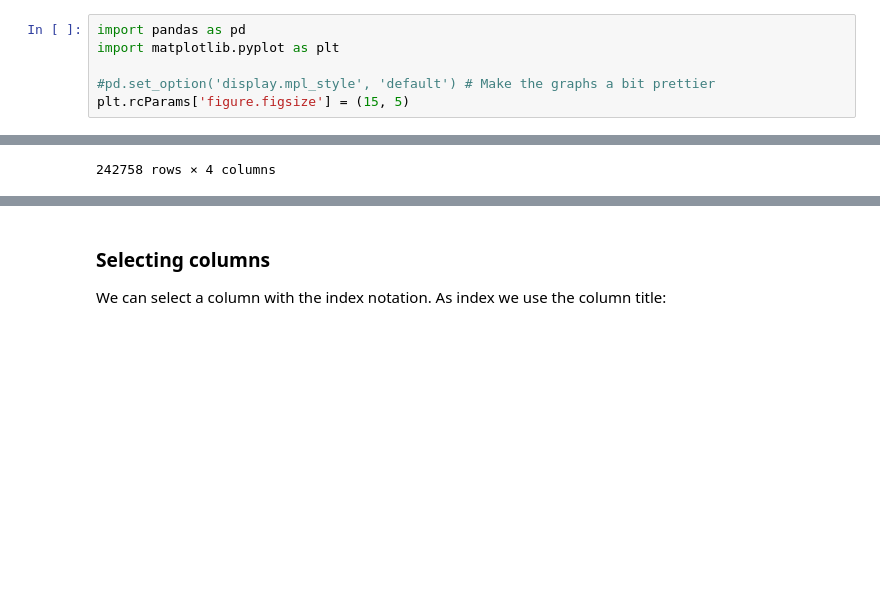
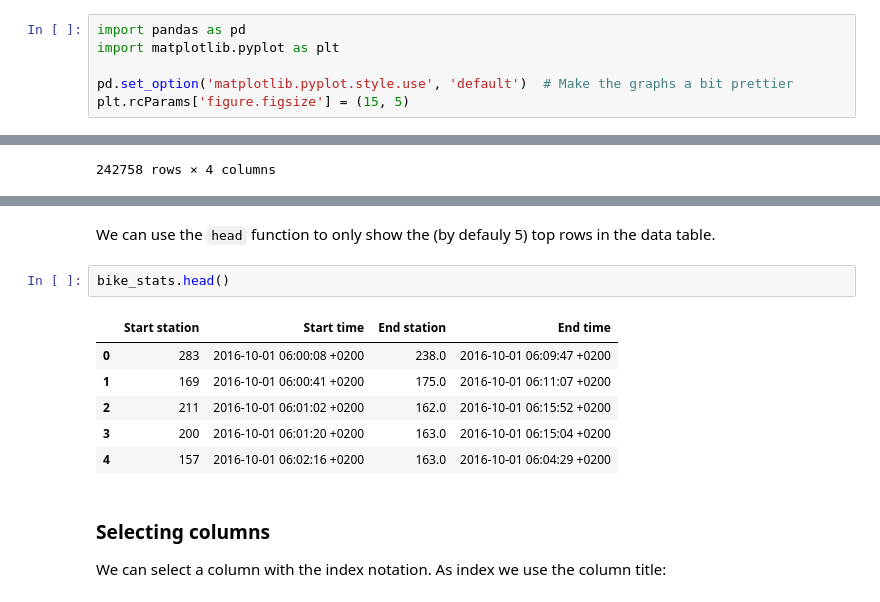
Before and after one commit to UiO-IN3110/UiO-IN3110.github.io, a Jupyter notebook: lectures/11_pandas/Pandas.ipynb, the cells around one changed output, grey strips where cells are left out. Saved outputs shown, nothing was run; the diff lists cells and outputs as text; blank space fills up the shorter version.

```diff
--- a/lectures/11_pandas/Pandas.ipynb
+++ b/lectures/11_pandas/Pandas.ipynb
@@ -39,5 +39,5 @@ For instance:
 import pandas as pd
 import matplotlib.pyplot as plt
 
-#pd.set_option('display.mpl_style', 'default') # Make the graphs a bit prettier
+pd.set_option('matplotlib.pyplot.style.use', 'default')  # Make the graphs a bit prettier
 plt.rcParams['figure.figsize'] = (15, 5)
@@ -158,3 +155,14 @@ print(bike_stats.head())
+# %% [markdown]
+We can use the `head` function to only show the (by defauly 5) top rows in the data table.
+# %%
+bike_stats.head()
+# %% [output]
+|  | Start station | Start time | End station | End time |
+| 0 | 283 | 2016-10-01 06:00:08 +0200 | 238.0 | 2016-10-01 06:09:47 +0200 |
+| 1 | 169 | 2016-10-01 06:00:41 +0200 | 175.0 | 2016-10-01 06:11:07 +0200 |
+| 2 | 211 | 2016-10-01 06:01:02 +0200 | 162.0 | 2016-10-01 06:15:52 +0200 |
+| 3 | 200 | 2016-10-01 06:01:20 +0200 | 163.0 | 2016-10-01 06:15:04 +0200 |
+| 4 | 157 | 2016-10-01 06:02:16 +0200 | 163.0 | 2016-10-01 06:04:29 +0200 |
 # %% [markdown]
 ### Selecting columns
 
```
Also changed, not shown: parts of 28 cells of this notebook.
